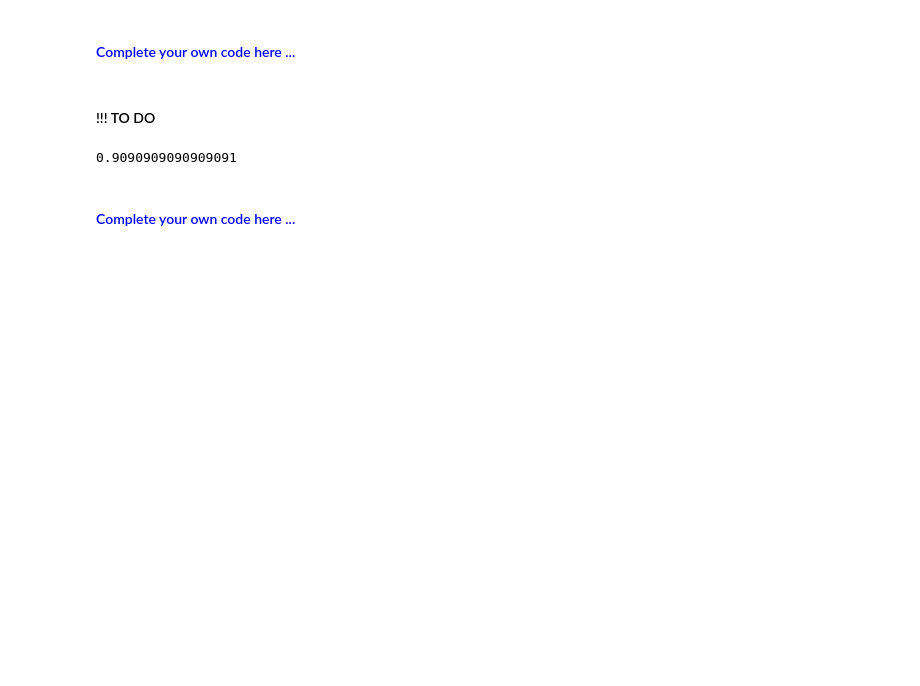
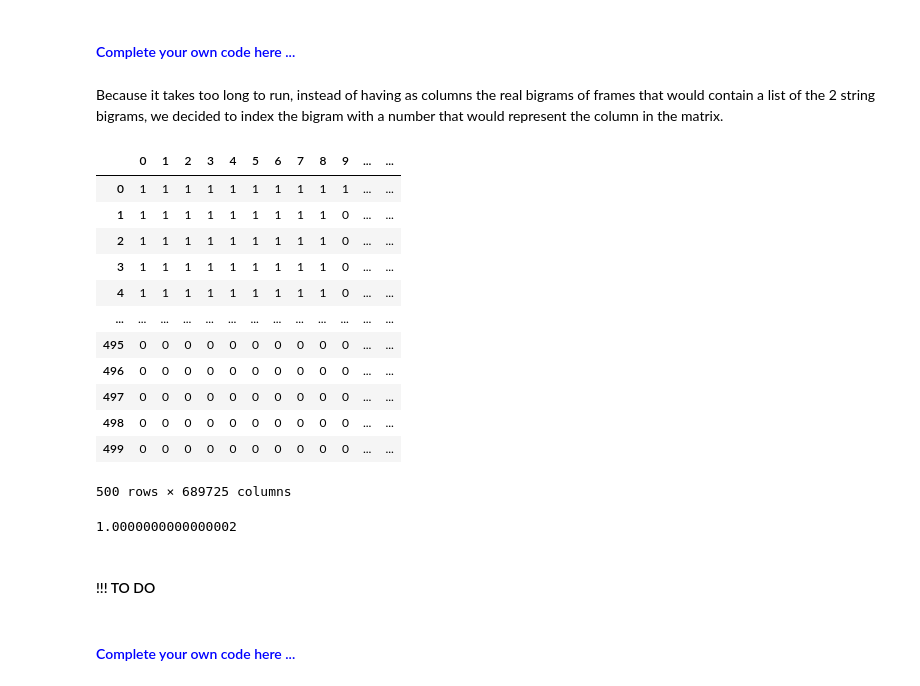
Before and after one commit to oormacheah/DataMining_Project, a Jupyter notebook: project-stack-traces_stefania.ipynb, the cells around one changed output. Drawn from its saved outputs; the diff is of its cells as text; code cells hidden in the pictures; blank space fills up the shorter version.

Commit message:
updated cosine bigram

```diff
--- a/project-stack-traces_stefania.ipynb
+++ b/project-stack-traces_stefania.ipynb
@@ -725,0 +752,43 @@ The variance values is: 0.03
+# %% [markdown]
+Because it takes too long to run, instead of having as columns the real bigrams of frames that would contain a list of the 2 string bigrams, we decided to index the bigram with a number that would represent the column in the matrix.
+# %%
+# First value of the frame of the bigram with the index index_bigram
+def get_first_value_bigram(index_bigram):
+    return all_distinct_frames[eval(all_bigram_frames_indexed[index_bigram])[0]]
+# Second value of the frame of the bigram with the index index_bigram
+def get_second_value_bigram(index_bigram):
+    return all_distinct_frames[eval(all_bigram_frames_indexed[index_bigram])[1]]
+# List with the string value of the bigram of index index_bigram
+def get_bigram_value(index_bigram):
+    return [get_first_value_bigram(index_bigram), get_second_value_bigram(index_bigram)]
+# Count the occurences of the bigram in the list
+def count_occurences_bigram(bigram, list):
+    occ_1 = list.count(bigram[0])
+    occ_2 = list.count(bigram[1])
+    return min(occ_1,occ_2)
+# %%
+matrix_of_frames_bigram_indexed = []
+
+for i in range(n_unique_stack_traces):
+    listStrackTrace = df_distinct_stack_traces['listStackTrace'][i]
+    row = []
+    for j in range(len(all_bigram_frames)):
+        row.append(count_occurences_bigram(get_bigram_value(j),listStrackTrace))
+    matrix_of_frames_bigram_indexed.append(row)
+# %%
+df_matrix_of_bigram_frames_indexed = pd.DataFrame(data = matrix_of_frames_bigram_indexed, columns = range(len(matrix_of_frames_bigram_indexed[0])))
+df_matrix_of_bigram_frames_indexed
+# %% [output]
+|  | 0 | 1 | 2 | 3 | 4 | 5 | 6 | 7 | 8 | 9 | ... | ... |
+| 0 | 1 | 1 | 1 | 1 | 1 | 1 | 1 | 1 | 1 | 1 | ... | ... |
+| 1 | 1 | 1 | 1 | 1 | 1 | 1 | 1 | 1 | 1 | 0 | ... | ... |
+| 2 | 1 | 1 | 1 | 1 | 1 | 1 | 1 | 1 | 1 | 0 | ... | ... |
+| 3 | 1 | 1 | 1 | 1 | 1 | 1 | 1 | 1 | 1 | 0 | ... | ... |
+| 4 | 1 | 1 | 1 | 1 | 1 | 1 | 1 | 1 | 1 | 0 | ... | ... |
+| ... | ... | ... | ... | ... | ... | ... | ... | ... | ... | ... | ... | ... |
+| 495 | 0 | 0 | 0 | 0 | 0 | 0 | 0 | 0 | 0 | 0 | ... | ... |
+| 496 | 0 | 0 | 0 | 0 | 0 | 0 | 0 | 0 | 0 | 0 | ... | ... |
+| 497 | 0 | 0 | 0 | 0 | 0 | 0 | 0 | 0 | 0 | 0 | ... | ... |
+| 498 | 0 | 0 | 0 | 0 | 0 | 0 | 0 | 0 | 0 | 0 | ... | ... |
+| 499 | 0 | 0 | 0 | 0 | 0 | 0 | 0 | 0 | 0 | 0 | ... | ... |
+500 rows × 689725 columns
@@ -726,2 +799,9 @@ The variance values is: 0.03
+# %%
+"The output must be ~ 0.9 "
+vect_stack_1 = df_matrix_of_bigram_frames_indexed[0]
+vect_stack_2 = df_matrix_of_bigram_frames_indexed[1]
+cosine_similarity(vect_stack_1, vect_stack_2)
+# %% [output]
+1.0000000000000002
 # %% [markdown]
 #### !!! TO DO
@@ -745,9 +808,3 @@ def cosine_similarity_ngrams(list1, list2):
-# %%
-stack1 = df_distinct_stack_traces['listStackTrace'][0]
-stack2 = df_distinct_stack_traces['listStackTrace'][1]
-cosine_similarity_ngrams(stack1, stack2)
-# %% [output]
-0.9090909090909091
 # %%
 'Complete your code here ..............'
 matrix_of_frames_bigram = ?
```
Also changed, not shown: parts of 9 cells of this notebook.
